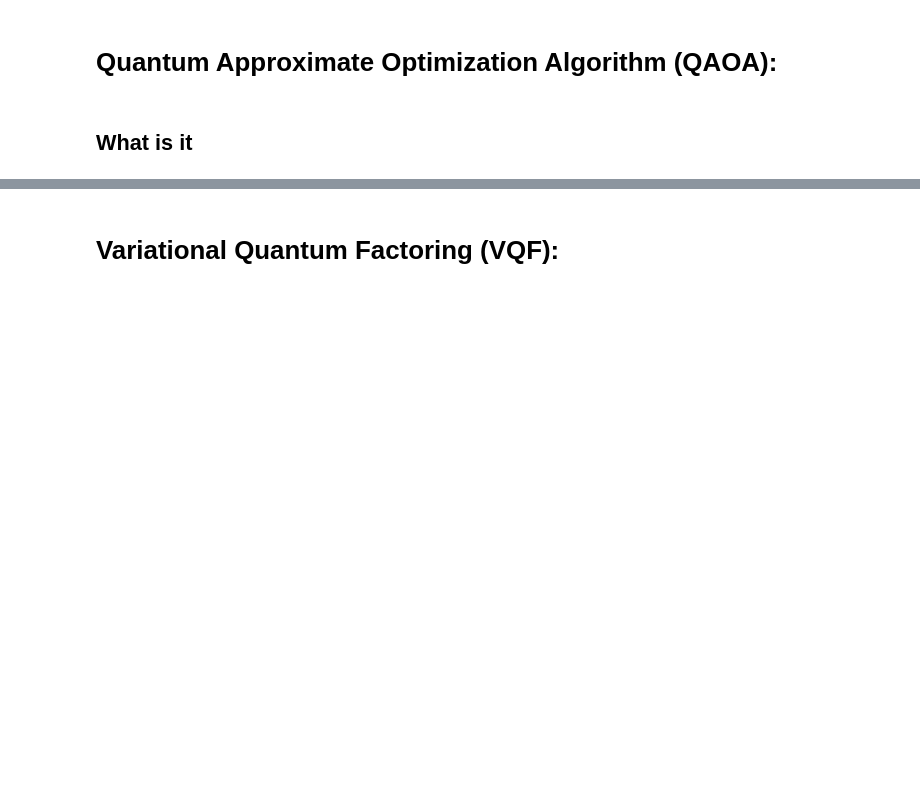
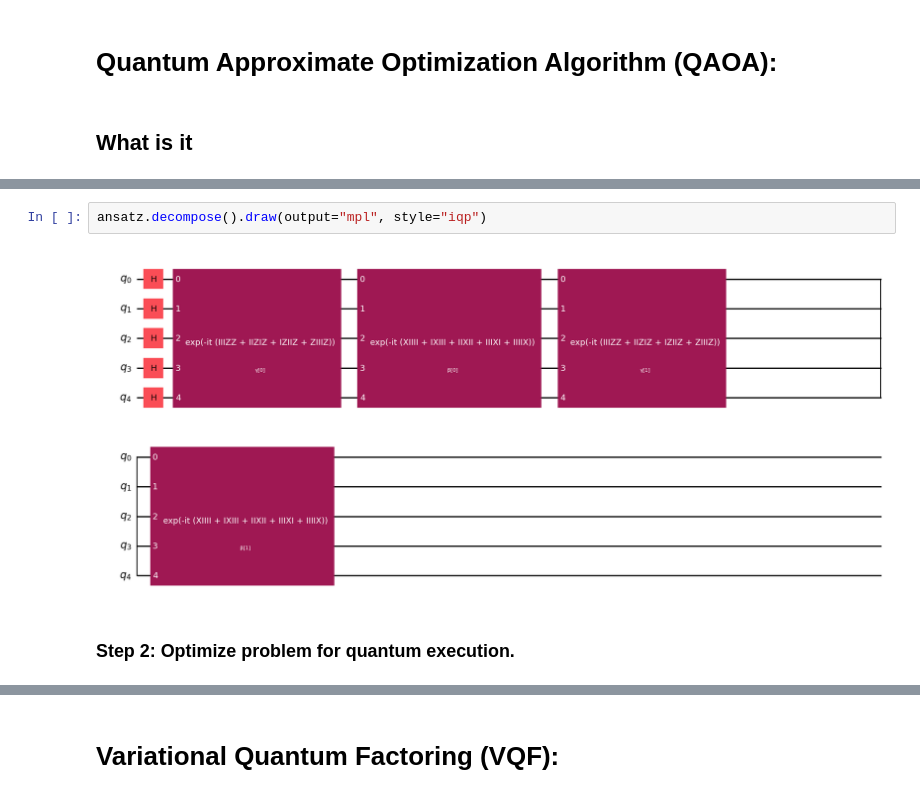
Before and after one commit to ZYnoe/VQA, a Jupyter notebook: list-vqa.ipynb, the cells around one changed output, grey strips where cells are left out. Saved outputs shown, nothing was run; the diff lists cells and outputs as text; blank space fills up the shorter version.

```diff
--- a/list-vqa.ipynb
+++ b/list-vqa.ipynb
@@ -240,0 +277,6 @@ An algorithm designed for solving combinatorial optimization problems.
+# %%
+ansatz.decompose().draw(output="mpl", style="iqp")
+# %% [output]
+[figure, added]
+# %% [markdown]
+### Step 2: Optimize problem for quantum execution.
```
Also changed, not shown: parts of 89 cells of this notebook, 3 other files.
